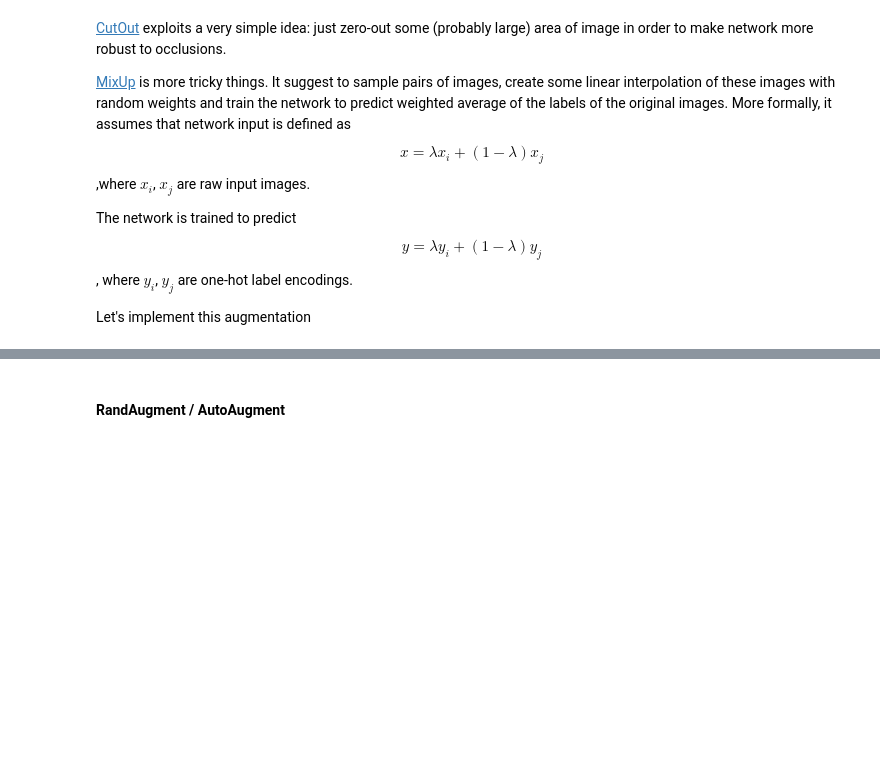
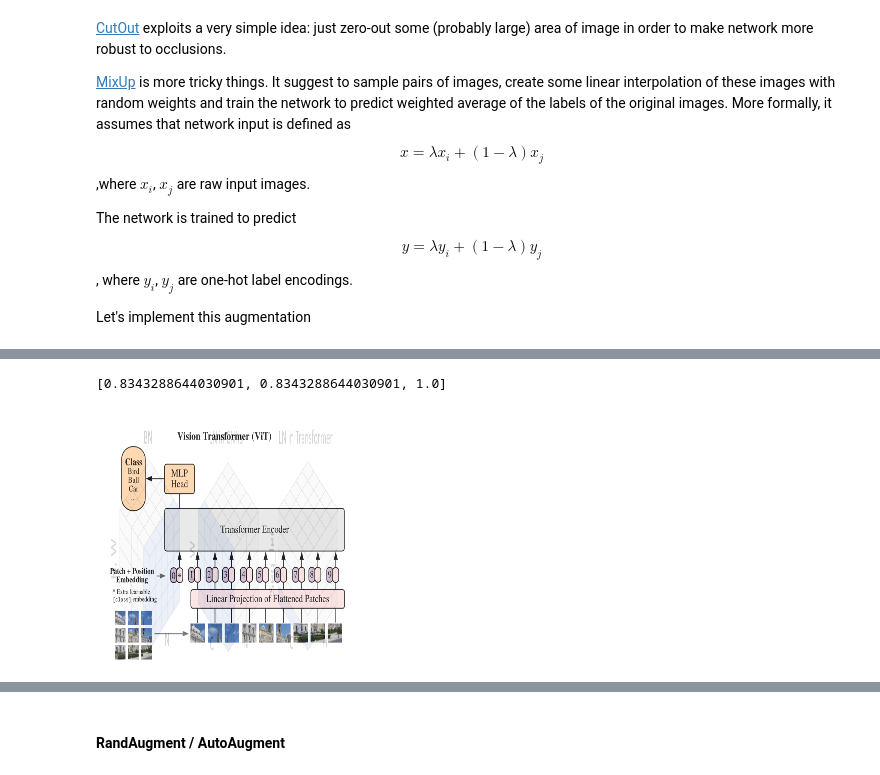
Before and after one commit to manosh7n/deep_vision_and_graphics, a Jupyter notebook: week05-vision_transformers/seminar05.ipynb, the cells around one changed output, grey strips where cells are left out. Saved outputs shown, nothing was run; the diff lists cells and outputs as text; code cells hidden in the pictures; blank space fills up the shorter version.

```diff
--- a/week05-vision_transformers/seminar05.ipynb
+++ b/week05-vision_transformers/seminar05.ipynb
@@ -406,11 +410,21 @@ def mixup_data(x, y, alpha=1.0):
     else:
         mixup_coeff = 1
 
-    batch_size = x.size()[0]
+    batch_size = len(x)
     index = torch.randperm(batch_size)
 
     #YOUR CODE
-    mixed_x = ...
+    mixed_images = []
+    new_labels = []
 
-    y_a, y_b = y, y[index]
-    return mixed_x, y_a, y_b, mixup_coeff
+    for pair in torch.combinations(index, r=2):
+        image_1, image_2 = x[pair[0]], x[pair[1]]
+        label_1, label_2 = y[pair[0]], y[pair[1]]
+
+        new_image = image_1 * mixup_coeff + image_2 * (1 - mixup_coeff)
+        new_label = label_1 * mixup_coeff + label_2 * (1 - mixup_coeff)
+
+        mixed_images.append(new_image)
+        new_labels.append(new_label)
+
+    return mixed_images, new_labels
@@ -417,3 +446,10 @@ def mixup_data(x, y, alpha=1.0):
+# %%
+mixed_images, labels = mixup_data(images, [1, 0, 1], alpha=1)
+print(labels)
+Image.fromarray(mixed_images[2].astype(np.uint8))
+# %% [output]
+[0.8343288644030901, 0.8343288644030901, 1.0]
+[figure, added]
 # %% [markdown]
 Finally [CutMix](https://arxiv.org/pdf/1905.04899.pdf) is kind of a combination of mixup and cutout. It randomly selects a region of input image (like CutOut) and pastes a part of another image in this region. It makes input images less creapy than in MixUp and forces neural network to learn features that are more sensitive to local information.
 <img src="https://miro.medium.com/max/318/1*STI1O9RPfEC9hsPXCHWSbg.png" style="width:50%">
```
Also changed, not shown: parts of 2 cells of this notebook.
